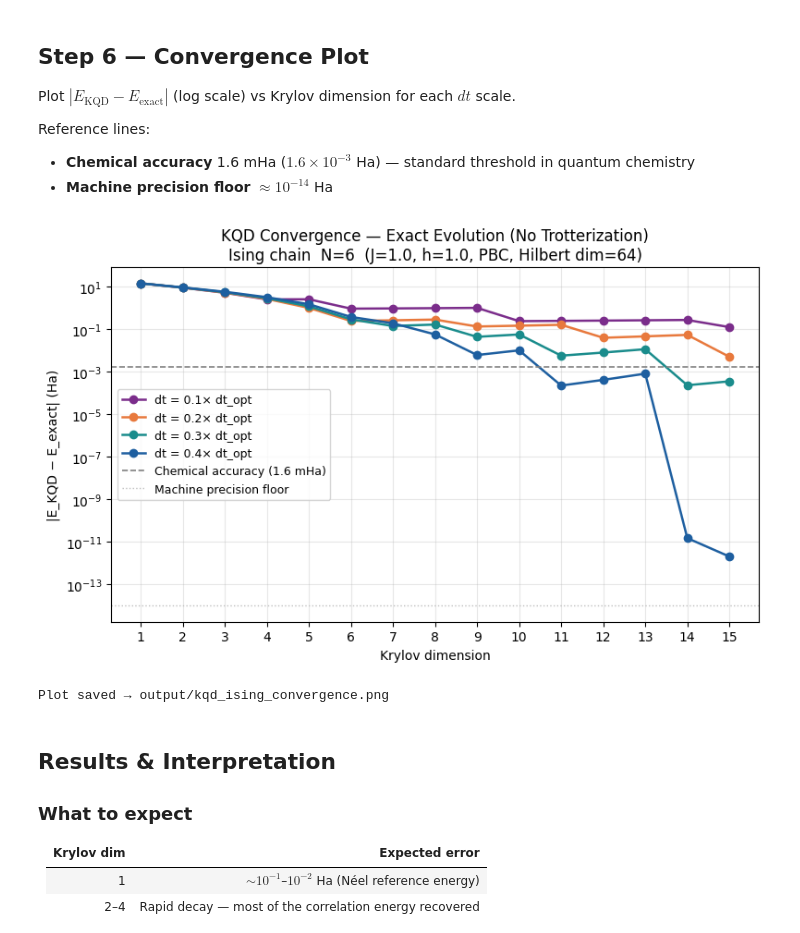
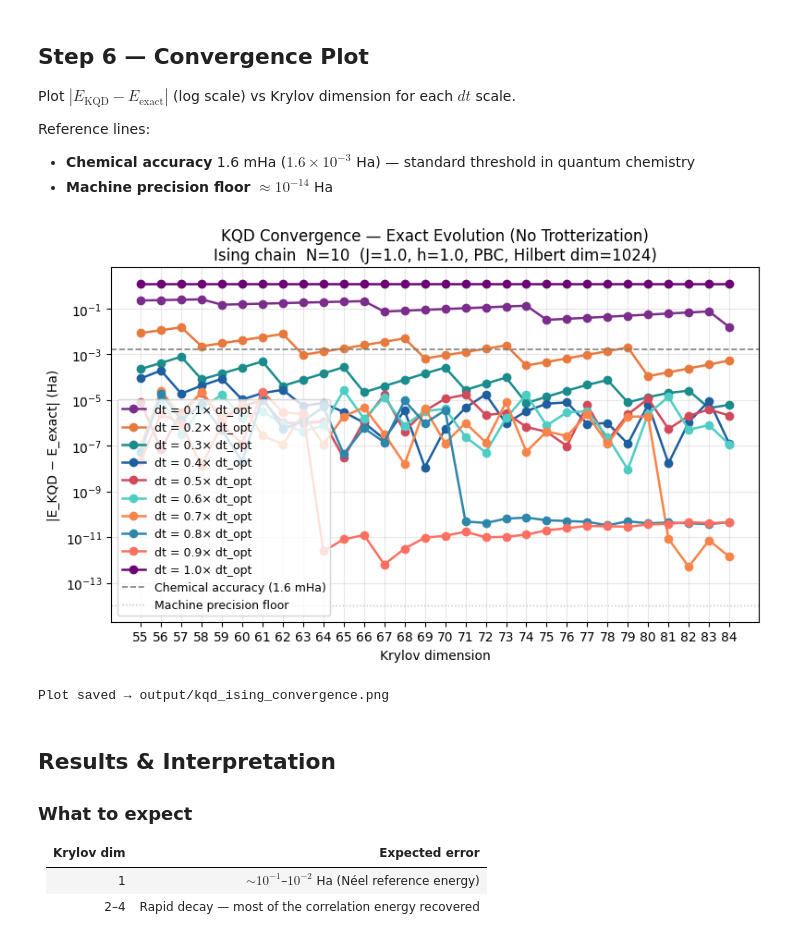
Before and after one commit to PrabhavD/qkd-size-consistency, a Jupyter notebook: kqd_ising_size_extensivity_extended.ipynb, the cells around one changed output. Cells and saved outputs as stored; diff of their text form; code cells hidden in the pictures.

Commit message:
Updated run for N=10 spins to confirm trends for size extensivity. Numerics definitively suggest that QKD is not size consistent

```diff
--- a/kqd_ising_size_extensivity_extended.ipynb
+++ b/kqd_ising_size_extensivity_extended.ipynb
@@ -105,7 +105,7 @@ def build_ising_hamiltonian(n_spins: int, J: float = 1.0, h: float = 1.0) -> np.
     return H
 
 # ── Build and inspect the 6-spin Hamiltonian ────────────────────────────────
-N_SPINS = 6
+N_SPINS = 10
 J, h = 1.0, 1.0
 
 H = build_ising_hamiltonian(N_SPINS, J=J, h=h)
@@ -309,7 +309,7 @@ pair we:
 2. Assemble the full $d_{\max} \times d_{\max}$ matrices **once**.
 3. Extract sub-matrices $[0:d, 0:d]$ for each $d \in \{1,\ldots,d_{\max}\}$.
 # %%
-KRYLOV_DIMS = list(range(1, 16))   # sweep 1..15
+KRYLOV_DIMS = list(range(55, 85))   # sweep 1..15
 MAX_DIM     = max(KRYLOV_DIMS)
 THRESHOLD   = 1e-8                # S eigenvalue regularisation threshold
 
@@ -363,7 +363,7 @@ Reference lines:
 CHEM_ACC  = 1.6e-3    # 1.6 mHa
 MACH_PREC = 1e-14
 
-colors = ["#7B2D8B", "#E8793D", "#1A8C8C", "#1E5FA0"]
+colors = ["#7B2D8B", "#E8793D", "#1A8C8C", "#1E5FA0", "#D1495B", "#4ECDC4", "#F9844A", "#2E86AB", "#FF6F61", "#6A0572"]
 labels = [f"dt = {s:.1f}× dt_opt" for s in DT_SCALES]
 
 fig, ax = plt.subplots(figsize=(8, 5))
@@ -371,34 +371,34 @@ fig, ax = plt.subplots(figsize=(8, 5))
 for scale, col, lbl in zip(DT_SCALES, colors, labels):
     errors = []
     for e in results[scale]:
         if np.isnan(e):
             errors.append(np.nan)
         else:
             err = abs(e - E_exact)
             errors.append(max(err, MACH_PREC))   # floor at machine precision
     ax.semilogy(KRYLOV_DIMS, errors, "o-", color=col, label=lbl, linewidth=1.8)
 
 ax.axhline(CHEM_ACC,  color="gray",        linestyle="--", linewidth=1.2,
            label="Chemical accuracy (1.6 mHa)")
 ax.axhline(MACH_PREC, color="silver",      linestyle=":",  linewidth=1.0,
            label="Machine precision floor")
 
 ax.set_xlabel("Krylov dimension")
 ax.set_ylabel("|E_KQD − E_exact| (Ha)")
 ax.set_title(
     f"KQD Convergence — Exact Evolution (No Trotterization)\n"
     f"Ising chain  N={N_SPINS}  (J={J}, h={h}, PBC, Hilbert dim={2**N_SPINS})"
 )
 ax.set_xticks(KRYLOV_DIMS)
 ax.legend(fontsize=9)
 ax.grid(True, which="both", alpha=0.3)
 
 plt.tight_layout()
 fig.savefig("output/kqd_ising_convergence.png", dpi=150, bbox_inches="tight")
 plt.show()
 print("Plot saved → output/kqd_ising_convergence.png")
 # %% [output]
-[figure, old version]
+[figure, new version]
 Plot saved → output/kqd_ising_convergence.png
 # %% [markdown]
 ## Results & Interpretation
```
Also changed, not shown: parts of 8 cells of this notebook.
